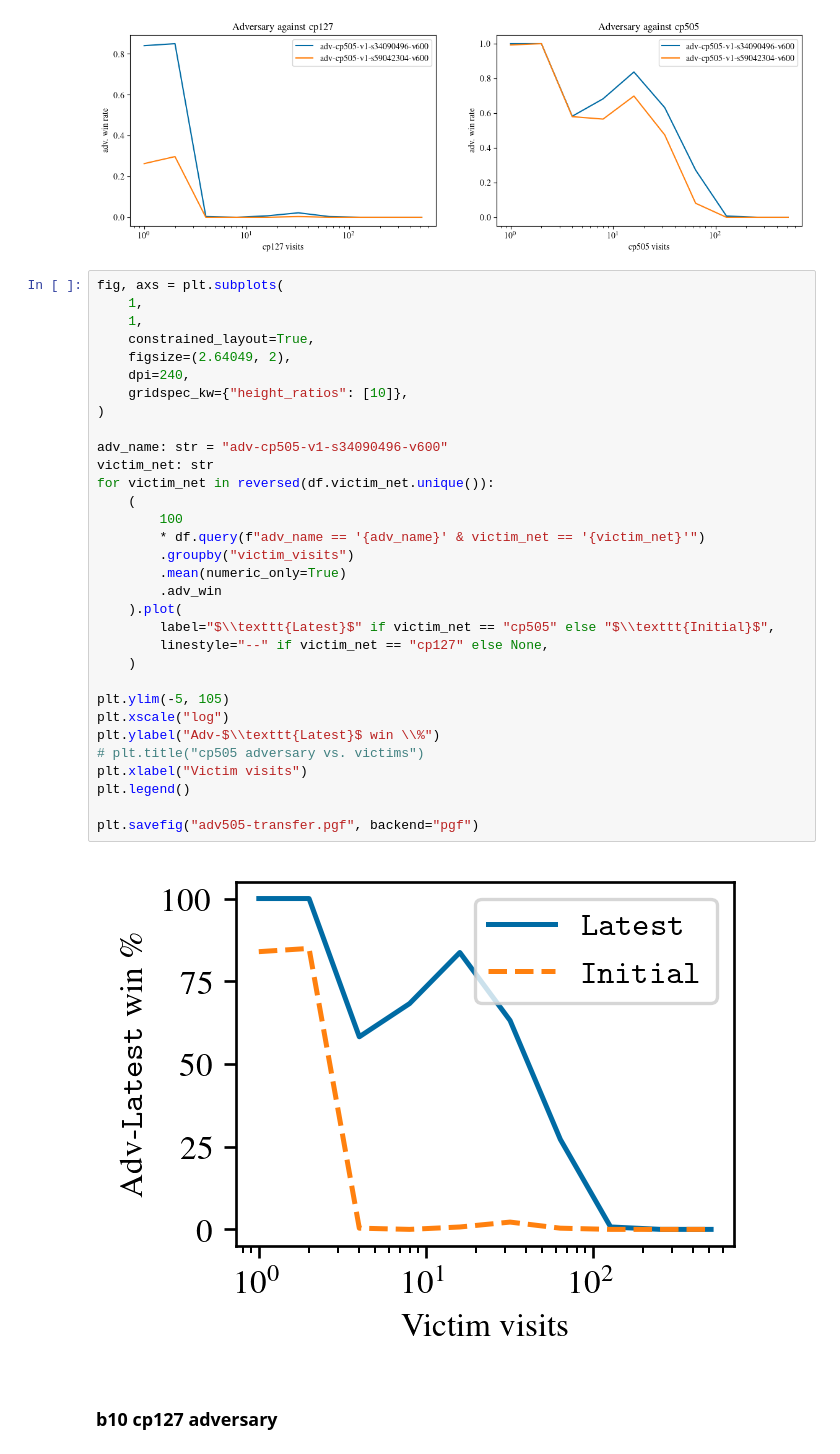
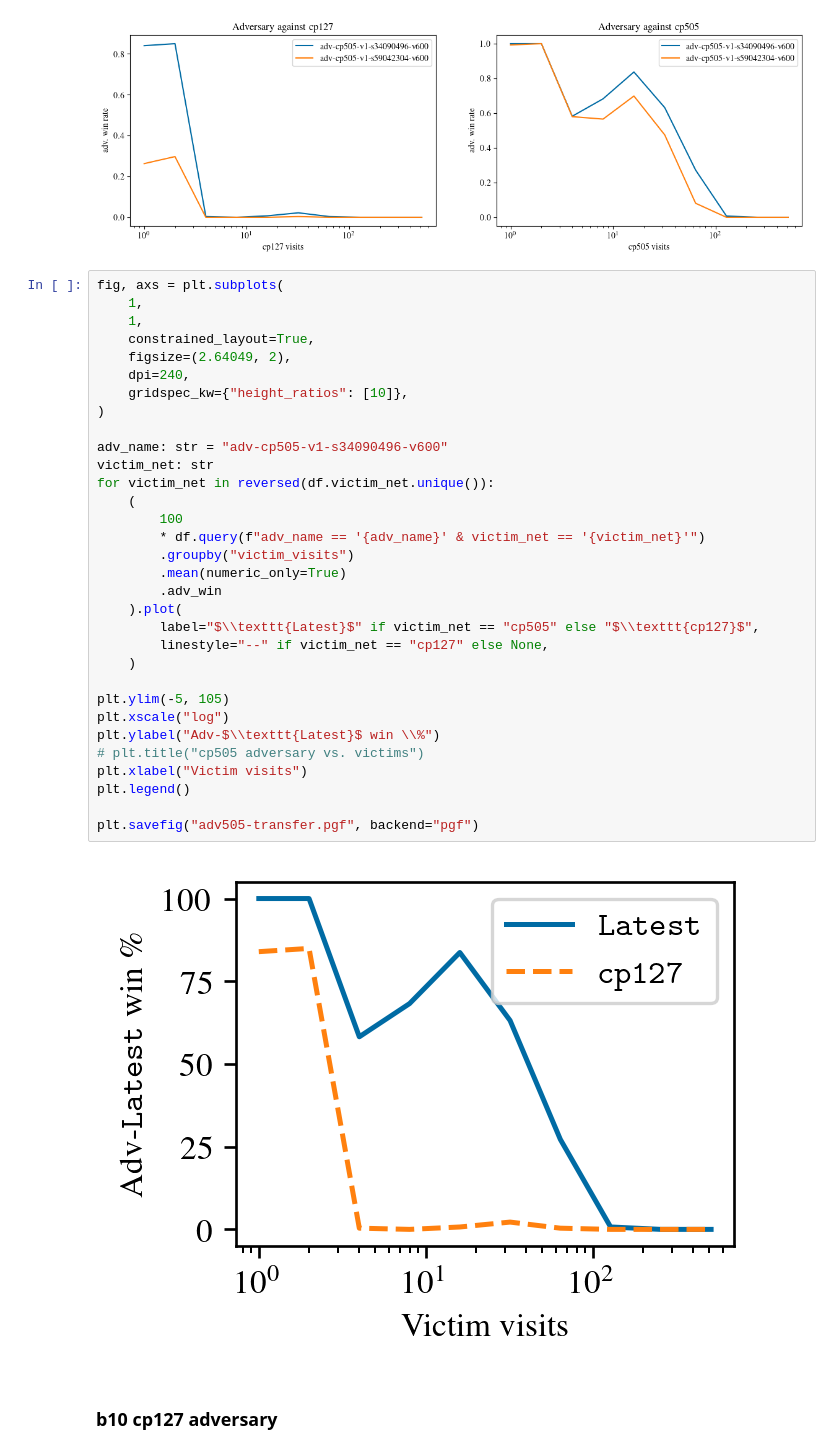
Before and after one commit to AlignmentResearch/KataGoVisualizer, a Jupyter notebook: notebooks/notebooks/iclr2022/plots.ipynb, the cells around one changed output. Drawn from its saved outputs; the diff is of its cells as text.

```diff
--- a/notebooks/notebooks/iclr2022/plots.ipynb
+++ b/notebooks/notebooks/iclr2022/plots.ipynb
@@ -447,35 +448,35 @@ fig, axs = plt.subplots(
     1,
     1,
     constrained_layout=True,
     figsize=(2.64049, 2),
     dpi=240,
     gridspec_kw={"height_ratios": [10]},
 )
 
 adv_name: str = "adv-cp505-v1-s34090496-v600"
 victim_net: str
 for victim_net in reversed(df.victim_net.unique()):
     (
         100
         * df.query(f"adv_name == '{adv_name}' & victim_net == '{victim_net}'")
         .groupby("victim_visits")
         .mean(numeric_only=True)
         .adv_win
     ).plot(
-        label="$\\texttt{Latest}$" if victim_net == "cp505" else "$\\texttt{Initial}$",
+        label="$\\texttt{Latest}$" if victim_net == "cp505" else "$\\texttt{cp127}$",
         linestyle="--" if victim_net == "cp127" else None,
     )
 
 plt.ylim(-5, 105)
 plt.xscale("log")
 plt.ylabel("Adv-$\\texttt{Latest}$ win \\%")
 # plt.title("cp505 adversary vs. victims")
 plt.xlabel("Victim visits")
 plt.legend()
 
 plt.savefig("adv505-transfer.pgf", backend="pgf")
 # %% [output]
-[figure, old version]
+[figure, new version]
 # %% [markdown]
 ### b10 cp127 adversary
 # %%
```
Also changed, not shown: parts of 13 cells of this notebook, 7 other files.
